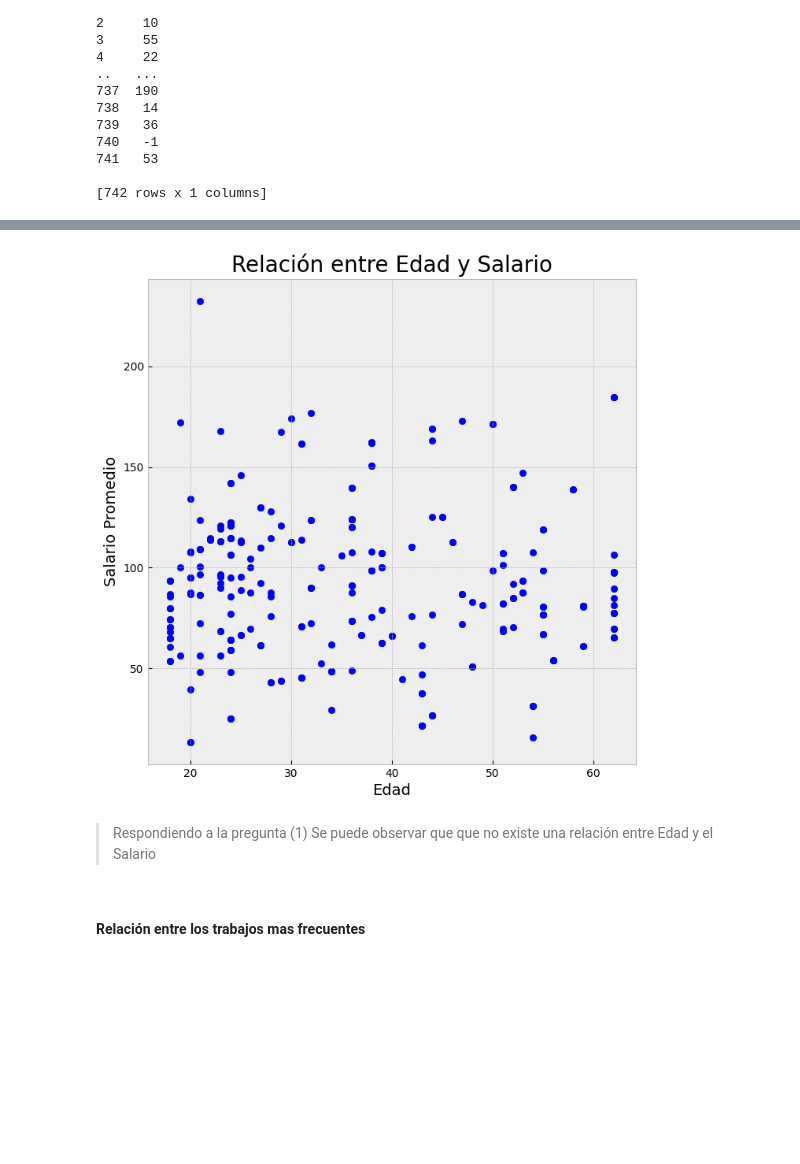
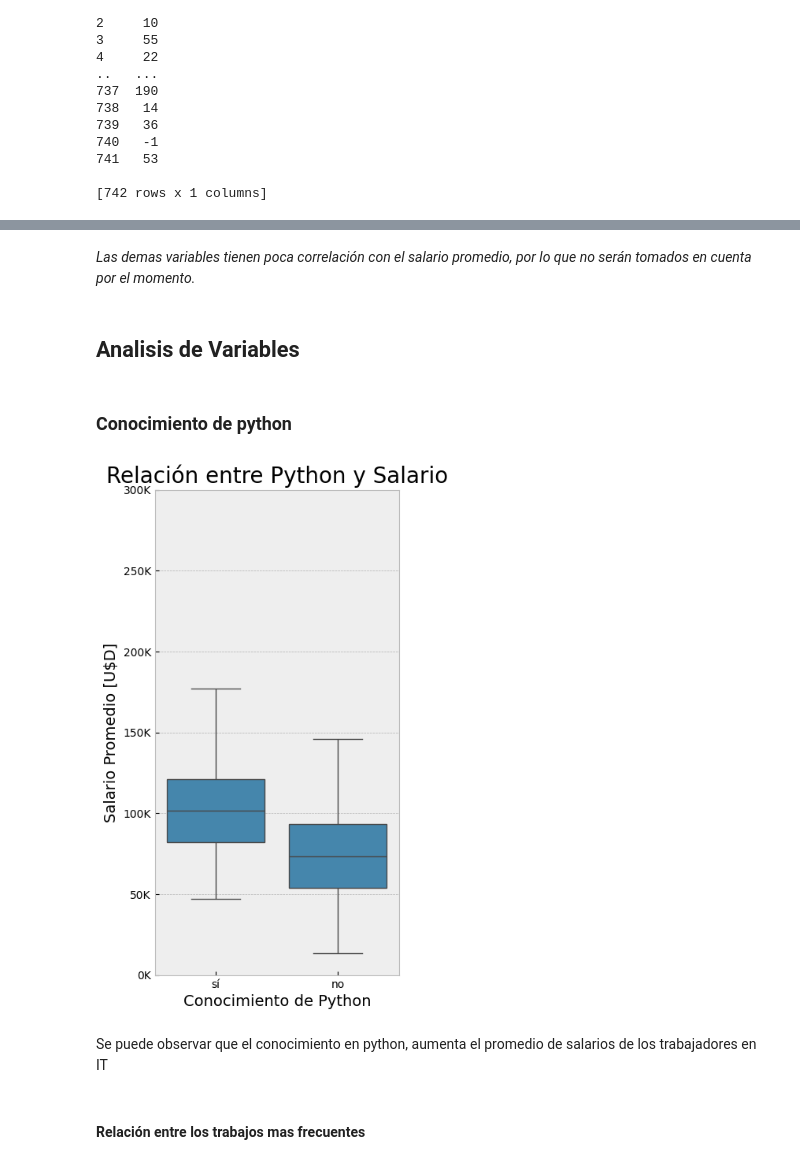
Before and after one commit to SirixG/Python, a Jupyter notebook: Primera_Entrega/ProyectoDS_ParteI_Dente.ipynb, the cells around one changed output, grey strips where cells are left out. Drawn from its saved outputs; the diff is of its cells as text; code cells hidden in the pictures; blank space fills up the shorter version.

```diff
--- a/Primera_Entrega/ProyectoDS_ParteI_Dente.ipynb
+++ b/Primera_Entrega/ProyectoDS_ParteI_Dente.ipynb
@@ -92,4 +166,3 @@ Como en la columna "age" tengo varios valores atípicos como edades de *-1*, *19
 # %%
 df1 = df[(df['age']>=18) & (df['age']<=65)]
-
-print(df1[['age']])
+df1 = df1.copy()
@@ -135,0 +175,12 @@ Y = avg_salary
+# %%
+label_encoder = LabelEncoder()
+#df2 = pd.get_dummies(df, columns=['Job Title', 'Company Name', 'Location', 'Headquarters', 'Sector', 'Industry', 'Size', 'job_state','same_state'])
+df1['Job_Title_num'] = label_encoder.fit_transform(df1['Job Title'])
+df1['Company Name_num'] = label_encoder.fit_transform(df1['Company Name'])
+df1['Location_num'] = label_encoder.fit_transform(df1['Location'])
+df1['Headquarters_num'] = label_encoder.fit_transform(df1['Headquarters'])
+df1['Sector_num'] = label_encoder.fit_transform(df1['Sector'])
+df1['Industry_num'] = label_encoder.fit_transform(df1['Industry'])
+df1['Size_num'] = label_encoder.fit_transform(df1['Size'])
+df1['job_state'] = label_encoder.fit_transform(df1['job_state'])
+df1['same_state'] = label_encoder.fit_transform(df1['same_state'])
@@ -136,17 +231,27 @@ Y = avg_salary
+# %% [markdown]
+*Las demas variables tienen poca correlación con el salario promedio, por lo que no serán tomados en cuenta por el momento.*
+# %% [markdown]
+## Analisis de Variables
+# %% [markdown]
+### Conocimiento de python
 # %%
-plt.figure(figsize=(8,8))
-plt.scatter(df1['age'],df1['avg_salary'], color='b', marker='o')
+plt.figure(figsize=(4,8))
+df2 = df1
+df2['python_yn'] = df2['python_yn'].replace({0: 'Si', 1: 'No'})
+sns.boxplot(data = df1,
+            x = 'python_yn',
+            y = 'avg_salary',
+            showfliers = False)
 
-plt.title('Relación entre Edad y Salario', fontsize=20)
-plt.xlabel('Edad', fontsize=14)
-plt.ylabel('Salario Promedio', fontsize=14)
-
-plt.grid(True)
+plt.title('Relación entre Python y Salario', fontsize=20)
+plt.xlabel('Conocimiento de Python', fontsize=14)
+plt.ylabel('Salario Promedio [U$D]', fontsize=14)
+plt.yticks(current_ticks, [f'{int(tick)}K' for tick in current_ticks])
 plt.show()
 # %% [output]
-[figure, old version]
+[figure, new version]
-# %% [markdown]
-> Respondiendo a la pregunta (1) Se puede observar que que no existe una relación entre Edad y el Salario
+# %% [markdown]
+Se puede observar que el conocimiento en python, aumenta el promedio de salarios de los trabajadores en IT
 # %% [markdown]
 #### Relación entre los trabajos mas frecuentes
 # %% [markdown]
```
Also changed, not shown: parts of 35 cells of this notebook.
